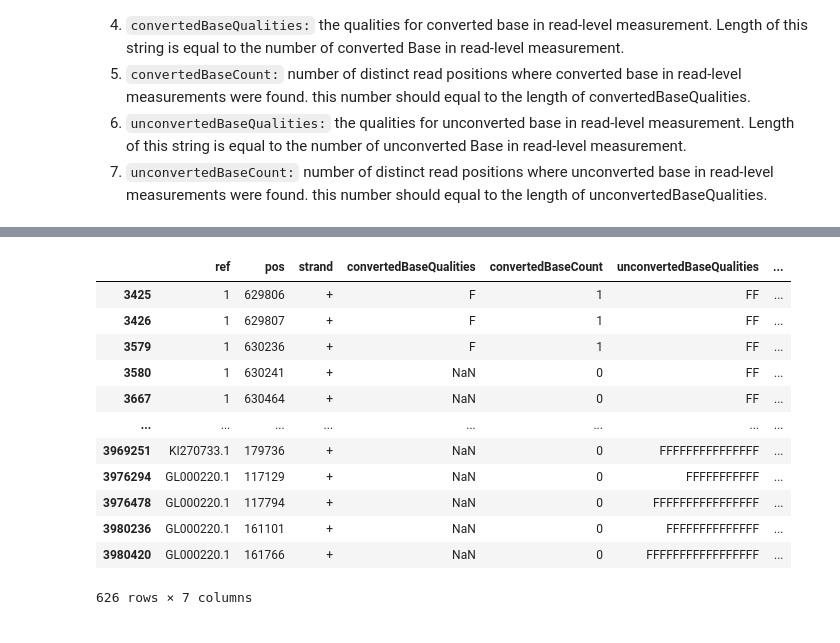
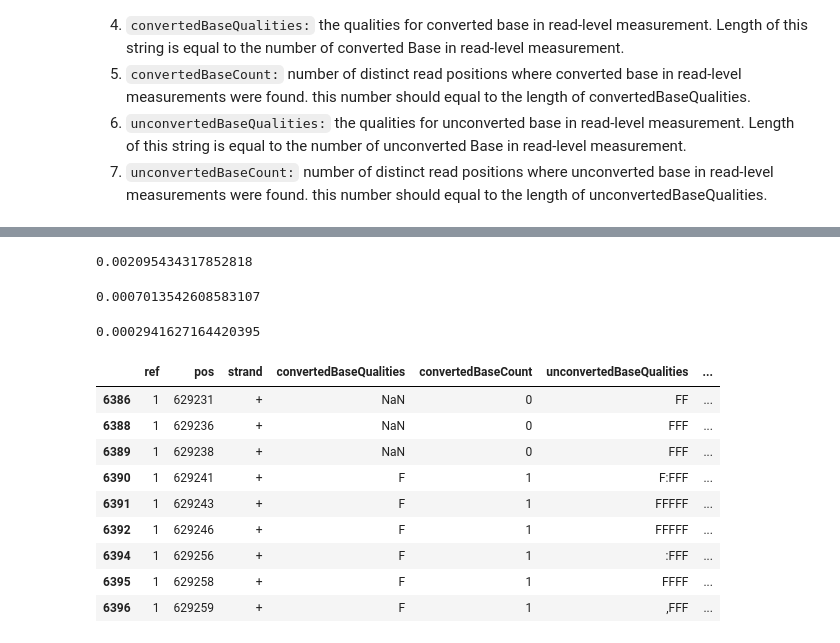
Before and after one commit to prairie-guy/UBS-seq_basic, a Jupyter notebook: workspace/ubs_basic.ipynb, the cells around one changed output, grey strips where cells are left out. Cells and saved outputs as stored; diff of their text form; code cells hidden in the pictures.

```diff
--- a/workspace/ubs_basic.ipynb
+++ b/workspace/ubs_basic.ipynb
@@ -809,4 +835,4 @@ ref     pos     strand  convertedBaseQualities  convertedBaseCount      unconver
 
 gzip: stdout: Broken pipe
 # %%
-df = pd.read_csv(out_path/'t1.tsv.gz', sep='\t', compression='gzip', low_memory=False, dtype={4: int, 6: int, })
+df = pd.read_csv(out_path/'t1.tsv.gz', sep='\t', compression='gzip', low_memory=False, dtype={4: int, 6: int })
@@ -813,3 +844,17 @@ df = pd.read_csv(out_path/'t1.tsv.gz', sep='\t', compression='gzip', low_memory=
+# %%
+p2 = len(df[df.unconvertedBaseCount == 2])/len(df);
+p2
+# %% [output]
+0.002095434317852818
+# %%
+p3 = len(df[df.unconvertedBaseCount == 3])/len(df);
+p3
+# %% [output]
+0.0007013542608583107
+# %%
+p1*p1
+# %% [output]
+0.0002941627164420395
 # %%
 df2 = df[(df['unconvertedBaseCount'] > 1) &  (df['unconvertedBaseCount'] > df['convertedBaseCount'])]
 # %%
@@ -817,16 +862,13 @@ df2.to_csv(out_path/'t1_filtered.csv')  # Set index=False if you don't want to s
 # %%
-df2
+df2.iloc[0:9,]
 # %% [output]
 |  | ref | pos | strand | convertedBaseQualities | convertedBaseCount | unconvertedBaseQualities | ... |
-| 3425 | 1 | 629806 | + | F | 1 | FF | ... |
-| 3426 | 1 | 629807 | + | F | 1 | FF | ... |
-| 3579 | 1 | 630236 | + | F | 1 | FF | ... |
-| 3580 | 1 | 630241 | + | NaN | 0 | FF | ... |
-| 3667 | 1 | 630464 | + | NaN | 0 | FF | ... |
-| ... | ... | ... | ... | ... | ... | ... | ... |
-| 3969251 | KI270733.1 | 179736 | + | NaN | 0 | FFFFFFFFFFFFFFF | ... |
-| 3976294 | GL000220.1 | 117129 | + | NaN | 0 | FFFFFFFFFFF | ... |
-| 3976478 | GL000220.1 | 117794 | + | NaN | 0 | FFFFFFFFFFFFFFFF | ... |
-| 3980236 | GL000220.1 | 161101 | + | NaN | 0 | FFFFFFFFFFFFFF | ... |
-| 3980420 | GL000220.1 | 161766 | + | NaN | 0 | FFFFFFFFFFFFFFFFF | ... |
+| 6386 | 1 | 629231 | + | NaN | 0 | FF | ... |
+| 6388 | 1 | 629236 | + | NaN | 0 | FFF | ... |
+| 6389 | 1 | 629238 | + | NaN | 0 | FFF | ... |
+| 6390 | 1 | 629241 | + | F | 1 | F:FFF | ... |
+| 6391 | 1 | 629243 | + | F | 1 | FFFFF | ... |
+| 6392 | 1 | 629246 | + | F | 1 | FFFFF | ... |
+| 6394 | 1 | 629256 | + | F | 1 | :FFF | ... |
+| 6395 | 1 | 629258 | + | F | 1 | FFFF | ... |
+| 6396 | 1 | 629259 | + | F | 1 | ,FFF | ... |
-626 rows × 7 columns
```
Also changed, not shown: parts of 32 cells of this notebook, 3 other files.
